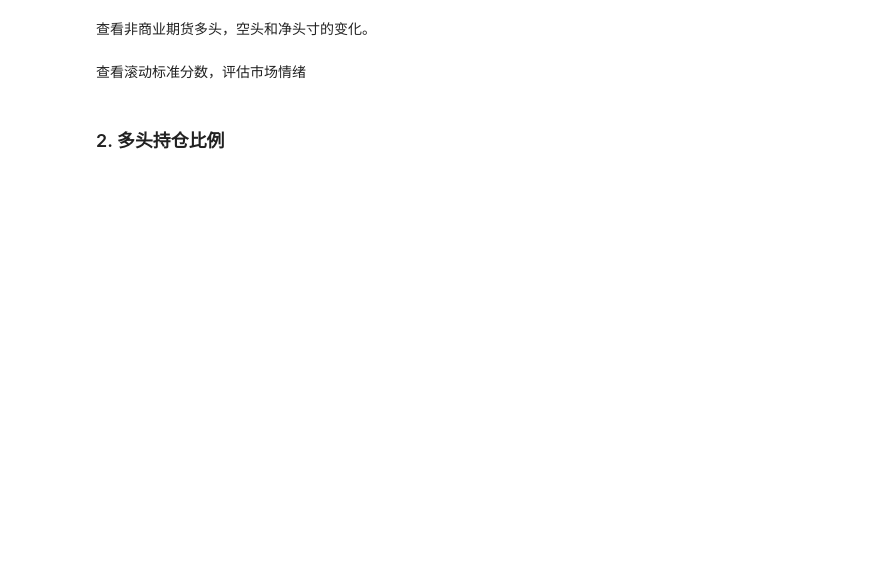
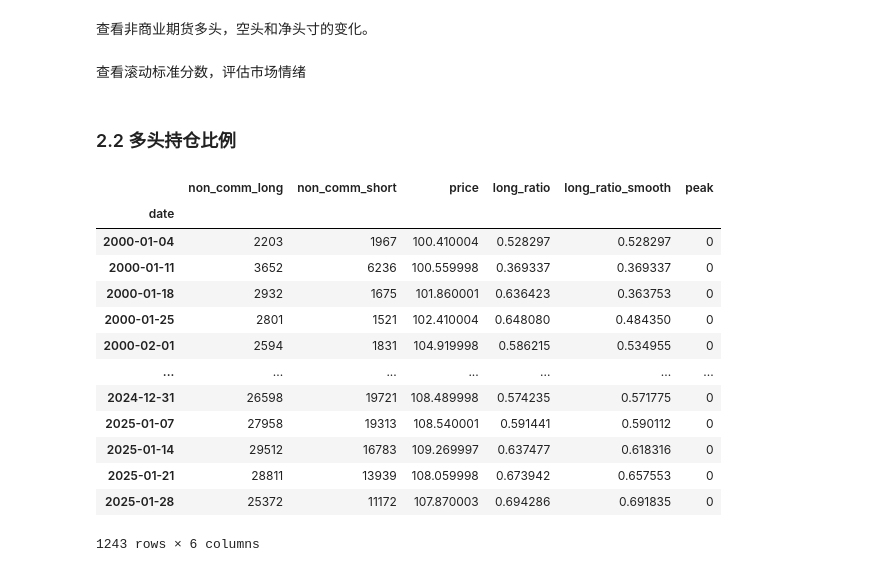
Before and after one commit to scofieldchen/quant-research, a Jupyter notebook: notebooks/cot.ipynb, the cells around one changed output. Drawn from its saved outputs; the diff is of its cells as text; code cells hidden in the pictures; blank space fills up the shorter version.

```diff
--- a/notebooks/cot.ipynb
+++ b/notebooks/cot.ipynb
@@ -192 +404,29 @@ fig.show()
+# %% [markdown]
+### 2.2 多头持仓比例
+# %%
+smooth_period = 4
+
+ratios = df.loc[:, ["non_comm_long", "non_comm_short", "price"]]
+ratios["long_ratio"] = ratios["non_comm_long"] / (
+    ratios["non_comm_long"] + ratios["non_comm_short"]
+)
+ratios["long_ratio_smooth"] = lowpass_filter(ratios["long_ratio"], smooth_period)
+ratios["peak"] = peak(ratios["long_ratio_smooth"])
+
+ratios
+# %% [output]
+|  | non_comm_long | non_comm_short | price | long_ratio | long_ratio_smooth | peak |
+| date |  |  |  |  |  |  |
+| 2000-01-04 | 2203 | 1967 | 100.410004 | 0.528297 | 0.528297 | 0 |
+| 2000-01-11 | 3652 | 6236 | 100.559998 | 0.369337 | 0.369337 | 0 |
+| 2000-01-18 | 2932 | 1675 | 101.860001 | 0.636423 | 0.363753 | 0 |
+| 2000-01-25 | 2801 | 1521 | 102.410004 | 0.648080 | 0.484350 | 0 |
+| 2000-02-01 | 2594 | 1831 | 104.919998 | 0.586215 | 0.534955 | 0 |
+| ... | ... | ... | ... | ... | ... | ... |
+| 2024-12-31 | 26598 | 19721 | 108.489998 | 0.574235 | 0.571775 | 0 |
+| 2025-01-07 | 27958 | 19313 | 108.540001 | 0.591441 | 0.590112 | 0 |
+| 2025-01-14 | 29512 | 16783 | 109.269997 | 0.637477 | 0.618316 | 0 |
+| 2025-01-21 | 28811 | 13939 | 108.059998 | 0.673942 | 0.657553 | 0 |
+| 2025-01-28 | 25372 | 11172 | 107.870003 | 0.694286 | 0.691835 | 0 |
+1243 rows × 6 columns
 # %%
@@ -230,5 +472,3 @@ fig.update_layout(
 )
 
 fig.show()
-# %% [markdown]
-### 2. 多头持仓比例
```
Also changed, not shown: parts of 25 cells of this notebook.
